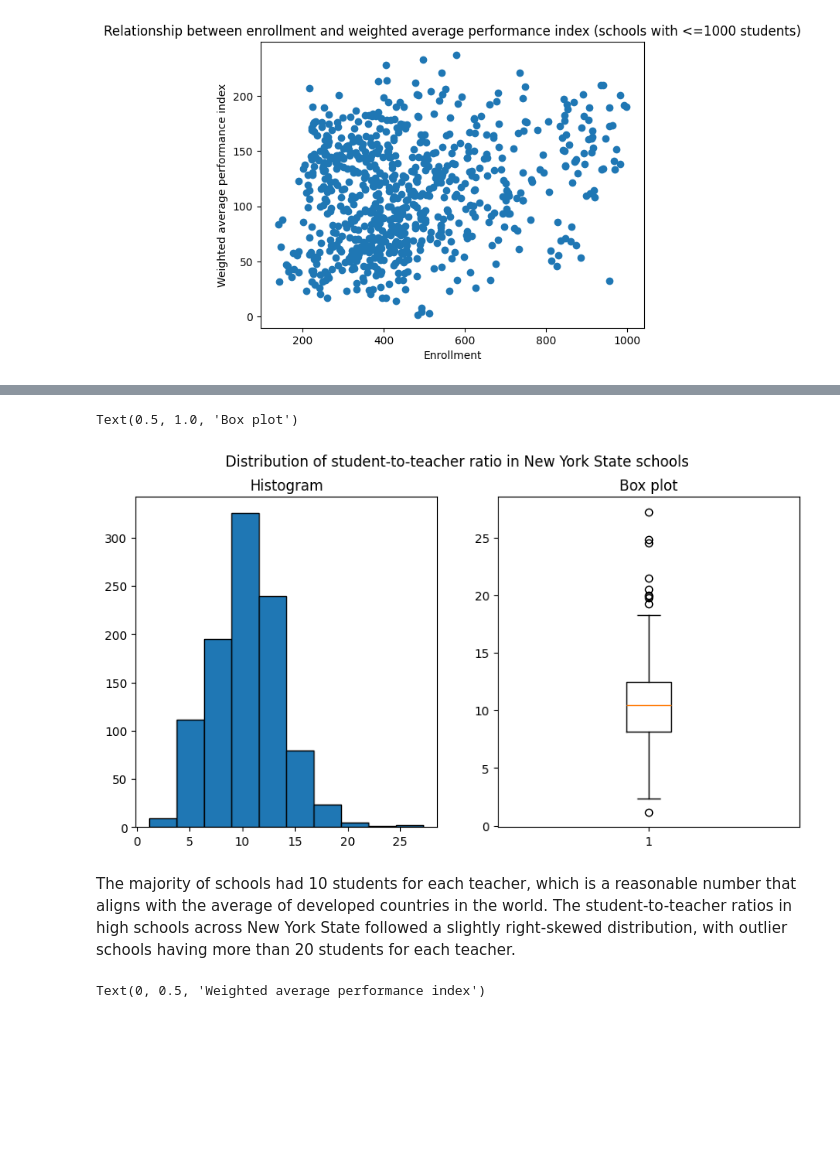
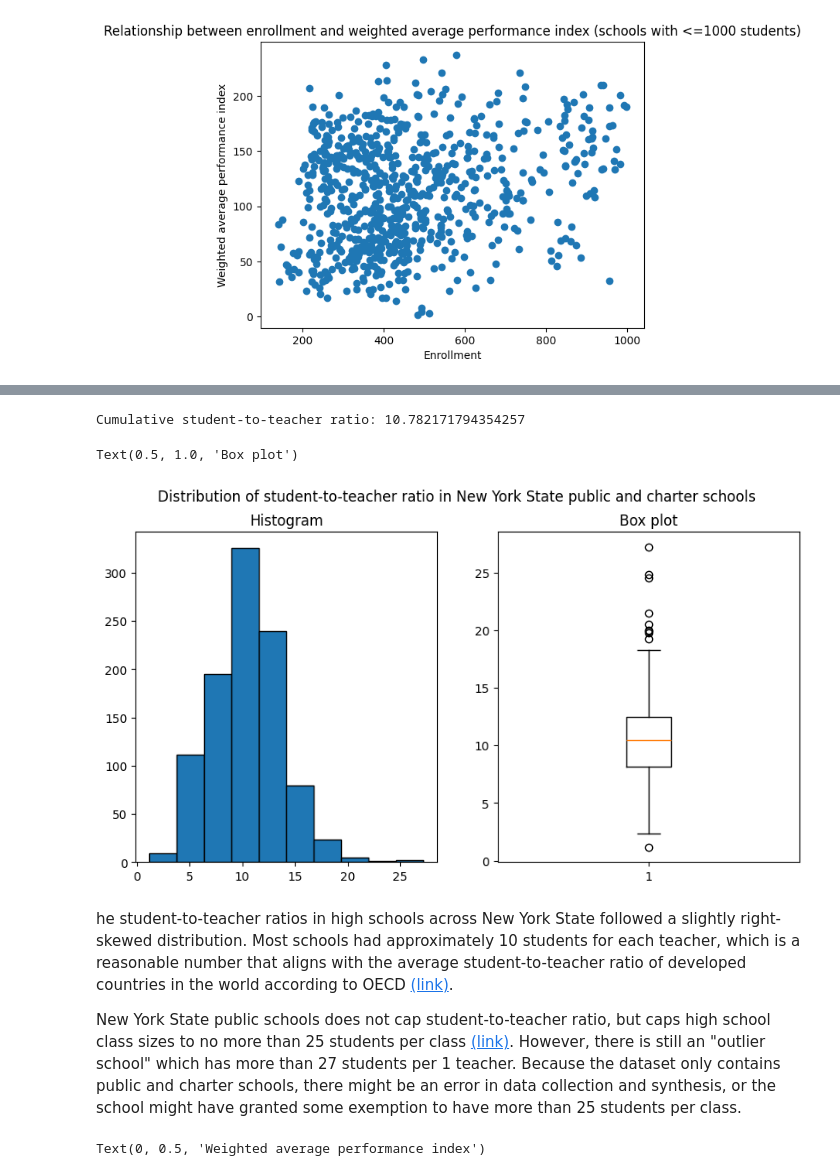
Before and after one commit to thaianle/nysed-2024, a Jupyter notebook: nysed_modeling.ipynb, the cells around one changed output, grey strips where cells are left out. Drawn from its saved outputs; the diff is of its cells as text; code cells hidden in the pictures; blank space fills up the shorter version.

```diff
--- a/nysed_modeling.ipynb
+++ b/nysed_modeling.ipynb
@@ -557,16 +568,25 @@ Distribution of student-to-teacher ratio:
+# %%
+# Student-to-teacher ratio if we add up all students and all teachers as a single group
+print(f'Cumulative student-to-teacher ratio: {sum(nysed_2024['ENROLLMENT'] / sum(nysed_2024['NUM_TEACH']))}')
+# %% [output]
+Cumulative student-to-teacher ratio: 10.782171794354257
 # %%
+# Distribution of student-to-teacher ratio
+
 fig, ax = plt.subplots(figsize = (10, 5), nrows = 1, ncols = 2)
-fig.suptitle('Distribution of student-to-teacher ratio in New York State schools')
+fig.suptitle('Distribution of student-to-teacher ratio in New York State public and charter schools')
 
 ax[0].hist(nysed_2024['STUDENT_TO_TEACHER'], edgecolor = 'black')
 ax[0].set_title('Histogram')
 
 ax[1].boxplot(nysed_2024['STUDENT_TO_TEACHER'])
 ax[1].set_title('Box plot')
 # %% [output]
 Text(0.5, 1.0, 'Box plot')
-[figure, old version]
+[figure, new version]
 # %% [markdown]
-The majority of schools had 10 students for each teacher, which is a reasonable number that aligns with the average of developed countries in the world. The student-to-teacher ratios in high schools across New York State followed a slightly right-skewed distribution, with outlier schools having more than 20 students for each teacher.
+he student-to-teacher ratios in high schools across New York State followed a slightly right-skewed distribution. Most schools had approximately 10 students for each teacher, which is a reasonable number that aligns with the average student-to-teacher ratio of developed countries in the world according to OECD [(link)](https://www.oecd.org/en/topics/class-size-and-student-teacher-ratios.html).
+
+New York State public schools does not cap student-to-teacher ratio, but caps high school class sizes to no more than 25 students per class [(link)](https://www.nysenate.gov/legislation/bills/2025/S1002). However, there is still an "outlier school" which has more than 27 students per 1 teacher. Because the dataset only contains public and charter schools, there might be an error in data collection and synthesis, or the school might have granted some exemption to have more than 25 students per class.
 # %%
 fig, ax = plt.subplots()
```
Also changed, not shown: parts of 28 cells of this notebook.
